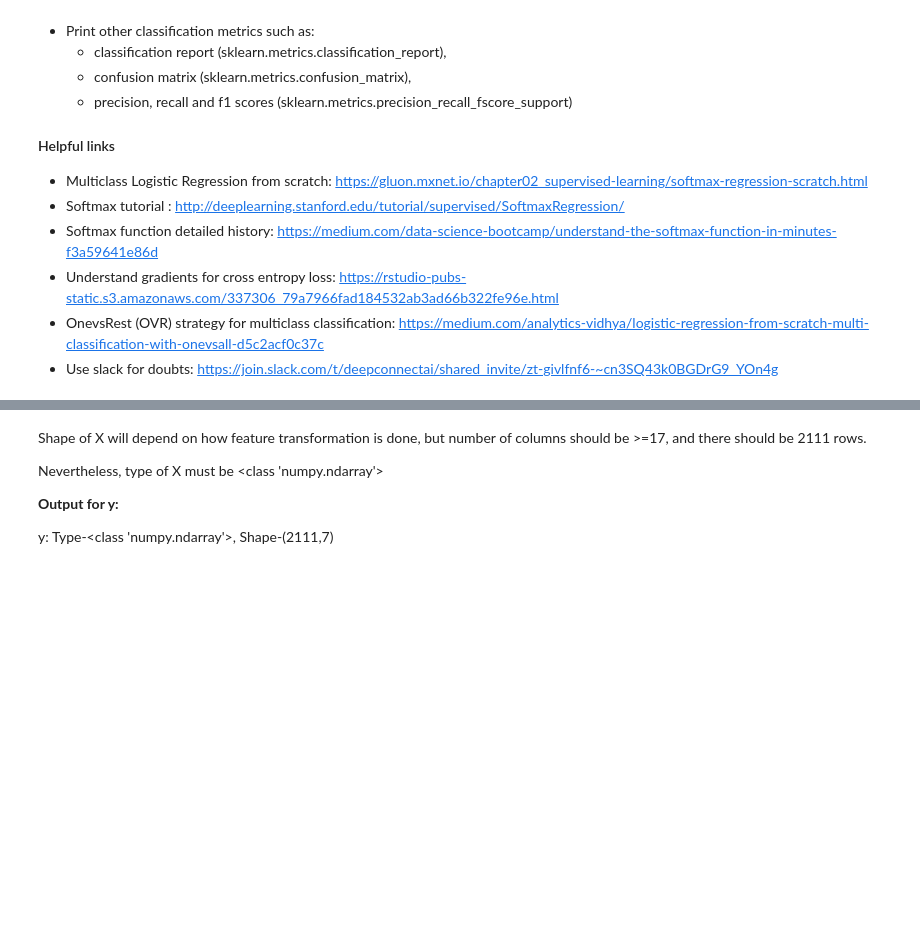
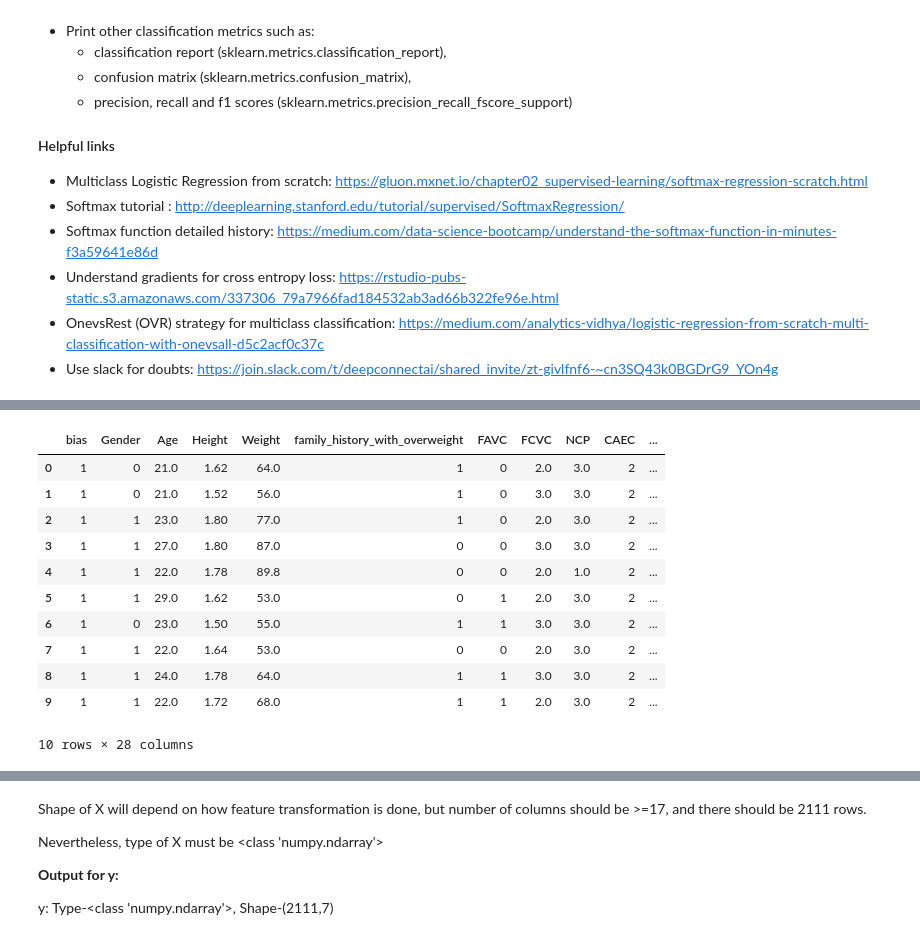
Before and after one commit to sakshampuri/Labs-Sem-V, a Jupyter notebook: ECSE303L - ML & AI/Lab 4/task_1_multiclass_logistic.ipynb, the cells around one changed output, grey strips where cells are left out. Saved outputs shown, nothing was run; the diff lists cells and outputs as text; code cells hidden in the pictures; blank space fills up the shorter version.

```diff
--- a/ECSE303L - ML & AI/Lab 4/task_1_multiclass_logistic.ipynb
+++ b/ECSE303L - ML & AI/Lab 4/task_1_multiclass_logistic.ipynb
@@ -116,0 +133,4 @@ data =
+# %%
+for name in binary:
+    data[name] = encoder.fit_transform(data[name])
+data.head()
@@ -116,0 +144,3 @@ data =
+# %%
+data = pd.concat([data,pd.get_dummies(data[multi], prefix=multi)],axis=1)
+data.drop(multi, axis=1, inplace=True)
@@ -116,0 +157,17 @@ data =
+# %%
+for name in multi_butimp:
+    data[name] = encoder.fit_transform(data[name])
+data.head(10)
+# %% [output]
+|  | bias | Gender | Age | Height | Weight | family_history_with_overweight | FAVC | FCVC | NCP | CAEC | ... |
+| 0 | 1 | 0 | 21.0 | 1.62 | 64.0 | 1 | 0 | 2.0 | 3.0 | 2 | ... |
+| 1 | 1 | 0 | 21.0 | 1.52 | 56.0 | 1 | 0 | 3.0 | 3.0 | 2 | ... |
+| 2 | 1 | 1 | 23.0 | 1.80 | 77.0 | 1 | 0 | 2.0 | 3.0 | 2 | ... |
+| 3 | 1 | 1 | 27.0 | 1.80 | 87.0 | 0 | 0 | 3.0 | 3.0 | 2 | ... |
+| 4 | 1 | 1 | 22.0 | 1.78 | 89.8 | 0 | 0 | 2.0 | 1.0 | 2 | ... |
+| 5 | 1 | 1 | 29.0 | 1.62 | 53.0 | 0 | 1 | 2.0 | 3.0 | 2 | ... |
+| 6 | 1 | 0 | 23.0 | 1.50 | 55.0 | 1 | 1 | 3.0 | 3.0 | 2 | ... |
+| 7 | 1 | 1 | 22.0 | 1.64 | 53.0 | 0 | 0 | 2.0 | 3.0 | 2 | ... |
+| 8 | 1 | 1 | 24.0 | 1.78 | 64.0 | 1 | 1 | 3.0 | 3.0 | 2 | ... |
+| 9 | 1 | 1 | 22.0 | 1.72 | 68.0 | 1 | 1 | 2.0 | 3.0 | 2 | ... |
+10 rows × 28 columns
```
Also changed, not shown: parts of 30 cells of this notebook.
